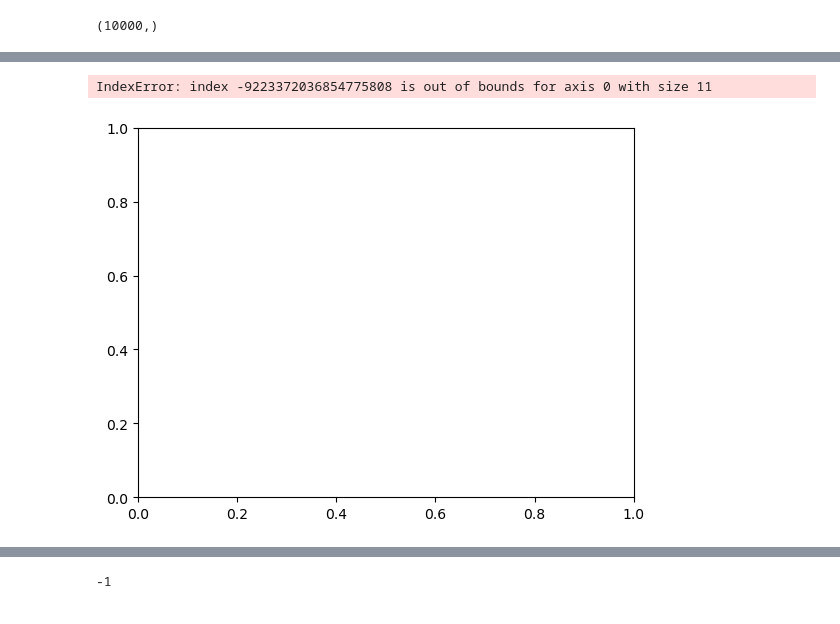
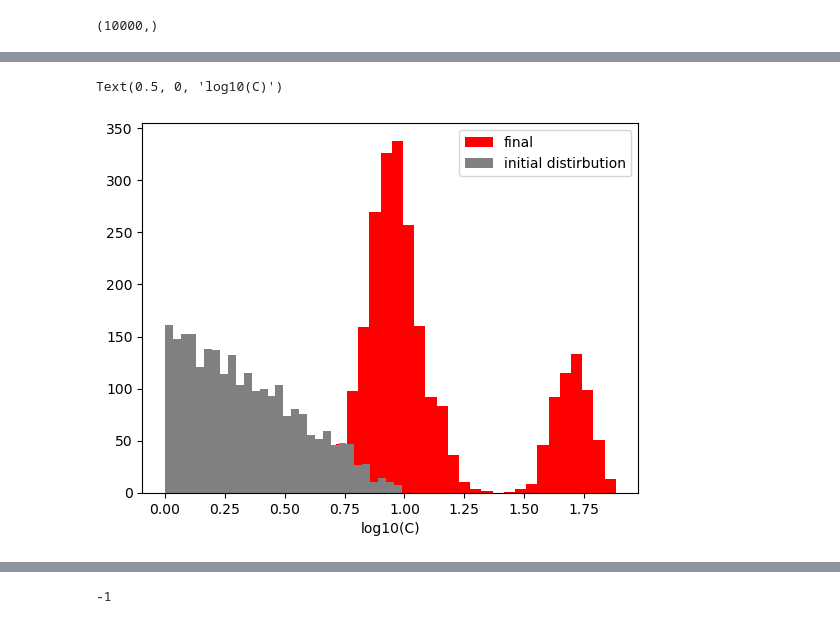
Before and after one commit to IVAN-Hu-yi/CellSizeBCA, a Jupyter notebook: Code/simulation.ipynb, the cells around one changed output, grey strips where cells are left out. Saved outputs shown, nothing was run; the diff lists cells and outputs as text; code cells hidden in the pictures.

Commit message:
simulation of multiple assemblies

```diff
--- a/Code/simulation.ipynb
+++ b/Code/simulation.ipynb
@@ -53,6 +56,9 @@ para_assemblies = []
 # %%
-# for i in range(assemlies):
-#     Rt, Ct, t, para = sim_run(N, M, para, i, tstop=10e6, teval=10000)
-#     Rt_assemblies.append(Rt)
-#     Ct_assemblies.append(Ct)
-#     para_assemblies.append(para)
+start = dt.datetime.now()
+for i in range(assemlies):
+    Rt, Ct, t, para = sim_run(N, M, para, i+42, tstop=10000, teval=10000)
+    Rt_assemblies.append(Rt)
+    Ct_assemblies.append(Ct)
+    para_assemblies.append(para)
+    time_assemblies.append(t)
+    print(f'Asembly {i} complete, runtime:{dt.datetime.now()-start}')
@@ -59,5 +83,5 @@ para_assemblies = []
 # %%
-Rt, Ct, t, para = sim_run(N, M, para, 4, tstop=1000, teval=10000)
+# Rt, Ct, t, para = sim_run(N, M, para, 4, tstop=5000, teval=10000)
 # %%
 t.shape
 # %% [output]
@@ -74,5 +98,6 @@ for i in range(M):
 # %%
-# for j in range(100):
-#     for i in range(N):
-#         Ct = Ct_assemblies[j]
-#         plt.plot(t, Ct[i, :])
+for j in range(assemlies):
+    Ct = Ct_assemblies[j]
+    t = time_assemblies[j]
+    for i in range(N):
+        plt.plot(t, Ct[i, :])
@@ -90,14 +141,16 @@ IndexError: list index out of range
 # %%
-initial = np.empty((N*100))
-final = np.empty((N*100))
+initial = np.empty((N*assemlies))
+final = np.empty((N*assemlies))
 for i in range(len(para_assemblies)):
     model = para_assemblies[i]
     initial[i*N:(i+1)*N] = model.C.reshape(N)
     mass = Ct_assemblies[i]
     final[i*N:(i+1)*N] = mass[:, -1]
 # %%
-plt.hist(final, label='final', color='red')
-plt.hist(initial, label='initial distirbution', color='grey')
+plt.hist(np.log10(final), label='final', color='red', bins=30)
+plt.hist(np.log10(initial), label='initial distirbution', color='grey', bins=30)
+plt.legend()
+plt.xlabel('log10(C)')
 # %% [output]
-IndexError: index -9223372036854775808 is out of bounds for axis 0 with size 11
+Text(0.5, 0, 'log10(C)')
-[figure, old version]
+[figure, new version]
```
Also changed, not shown: parts of 15 cells of this notebook, 4 other files.
